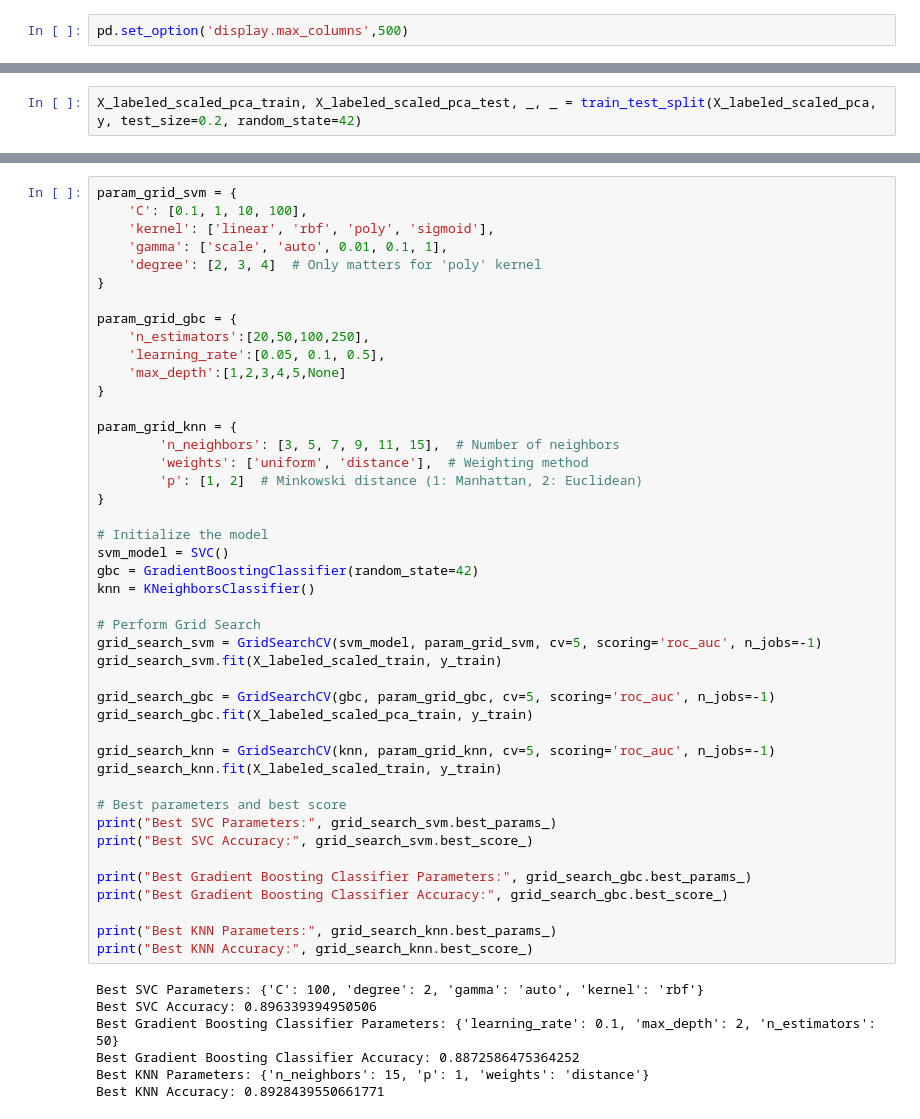
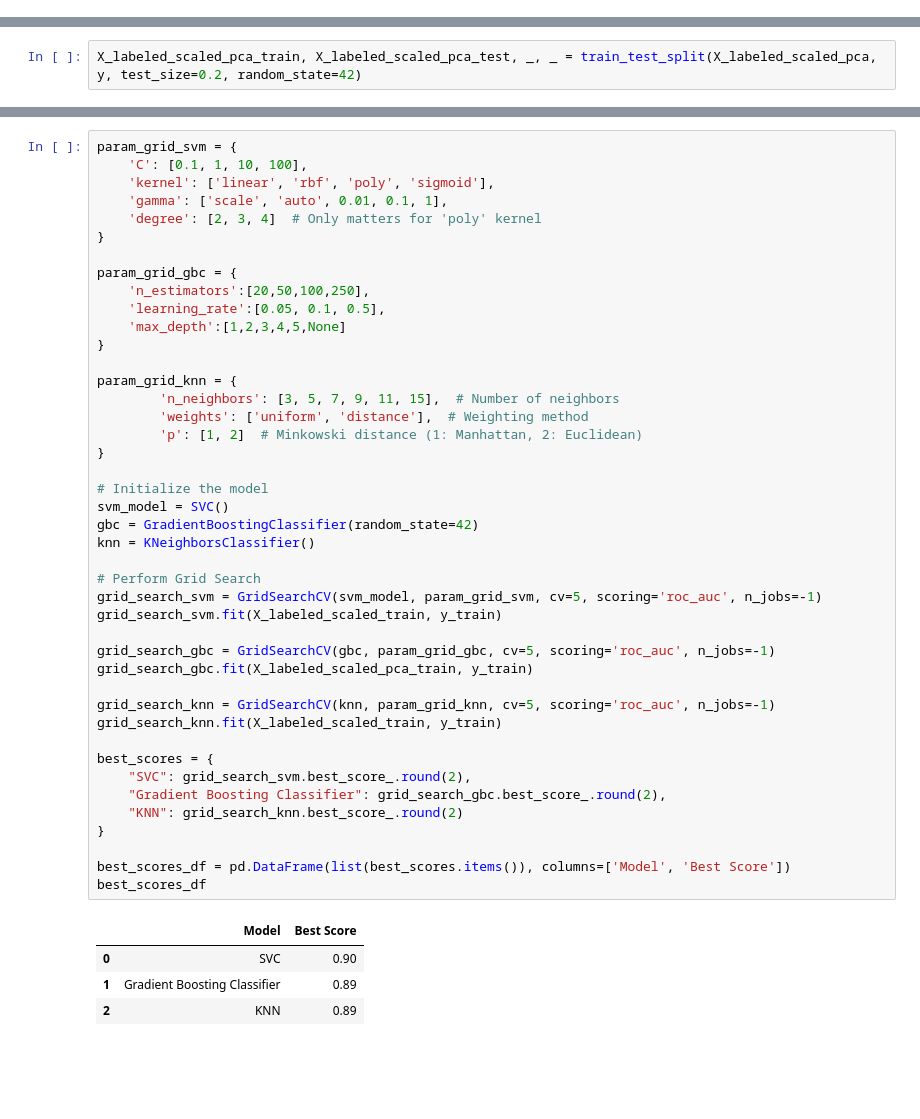
Before and after one commit to fpalvim/ml_model_proj, a Jupyter notebook: init/notebooks/pre_procesamiento_prueba_label_encoder.ipynb, the cells around one changed output, grey strips where cells are left out. Drawn from its saved outputs; the diff is of its cells as text; blank space fills up the shorter version.

```diff
--- a/init/notebooks/pre_procesamiento_prueba_label_encoder.ipynb
+++ b/init/notebooks/pre_procesamiento_prueba_label_encoder.ipynb
@@ -29,2 +23,0 @@ sys.path.append(str(root_path))
-# %%
-pd.set_option('display.max_columns',500)
@@ -400,44 +421,41 @@ param_grid_svm = {
 
 param_grid_gbc = {
     'n_estimators':[20,50,100,250],
     'learning_rate':[0.05, 0.1, 0.5],
     'max_depth':[1,2,3,4,5,None]
 }
 
 param_grid_knn = {
         'n_neighbors': [3, 5, 7, 9, 11, 15],  # Number of neighbors
         'weights': ['uniform', 'distance'],  # Weighting method
         'p': [1, 2]  # Minkowski distance (1: Manhattan, 2: Euclidean)
 }
 
 # Initialize the model
 svm_model = SVC()
 gbc = GradientBoostingClassifier(random_state=42)
 knn = KNeighborsClassifier()
 
 # Perform Grid Search
 grid_search_svm = GridSearchCV(svm_model, param_grid_svm, cv=5, scoring='roc_auc', n_jobs=-1)
 grid_search_svm.fit(X_labeled_scaled_train, y_train)
 
 grid_search_gbc = GridSearchCV(gbc, param_grid_gbc, cv=5, scoring='roc_auc', n_jobs=-1)
 grid_search_gbc.fit(X_labeled_scaled_pca_train, y_train)
 
 grid_search_knn = GridSearchCV(knn, param_grid_knn, cv=5, scoring='roc_auc', n_jobs=-1)
 grid_search_knn.fit(X_labeled_scaled_train, y_train)
 
-# Best parameters and best score
-print("Best SVC Parameters:", grid_search_svm.best_params_)
-print("Best SVC Accuracy:", grid_search_svm.best_score_)
+best_scores = {
+    "SVC": grid_search_svm.best_score_.round(2),
+    "Gradient Boosting Classifier": grid_search_gbc.best_score_.round(2),
+    "KNN": grid_search_knn.best_score_.round(2)
+}
 
-print("Best Gradient Boosting Classifier Parameters:", grid_search_gbc.best_params_)
-print("Best Gradient Boosting Classifier Accuracy:", grid_search_gbc.best_score_)
-
-print("Best KNN Parameters:", grid_search_knn.best_params_)
-print("Best KNN Accuracy:", grid_search_knn.best_score_)
+best_scores_df = pd.DataFrame(list(best_scores.items()), columns=['Model', 'Best Score'])
+best_scores_df
 # %% [output]
-Best SVC Parameters: {'C': 100, 'degree': 2, 'gamma': 'auto', 'kernel': 'rbf'}
-Best SVC Accuracy: 0.896339394950506
-Best Gradient Boosting Classifier Parameters: {'learning_rate': 0.1, 'max_depth': 2, 'n_estimators': 50}
-Best Gradient Boosting Classifier Accuracy: 0.8872586475364252
-Best KNN Parameters: {'n_neighbors': 15, 'p': 1, 'weights': 'distance'}
-Best KNN Accuracy: 0.8928439550661771
+|  | Model | Best Score |
+| 0 | SVC | 0.90 |
+| 1 | Gradient Boosting Classifier | 0.89 |
+| 2 | KNN | 0.89 |
```
Also changed, not shown: parts of 29 cells of this notebook, 4 other files.
